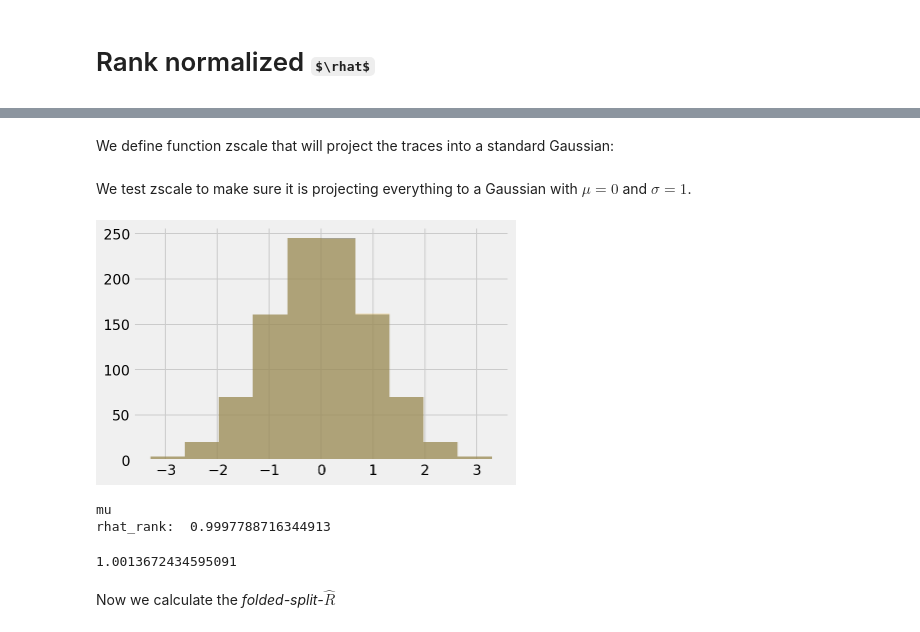
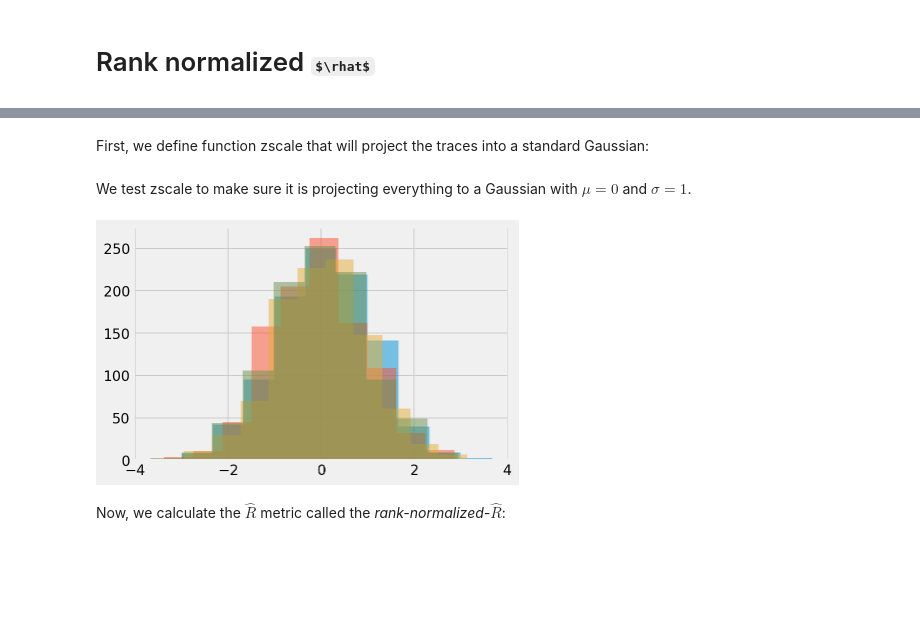
Before and after one commit to icweaver/pyHat, a Jupyter notebook: toymodel_gaussian.ipynb, the cells around one changed output, grey strips where cells are left out. Drawn from its saved outputs; the diff is of its cells as text; code cells hidden in the pictures; some formulas as TeX source; blank space fills up the shorter version.

Commit message:
fix rank calculation issue

```diff
--- a/toymodel_gaussian.ipynb
+++ b/toymodel_gaussian.ipynb
@@ -145,12 +139,10 @@ def INT(x):
 # %% [markdown]
-We define function zscale that will project the traces into a standard Gaussian:
+First, we define function zscale that will project the traces into a standard Gaussian:
 # %%
 def zscale(trace):
-    S = trace.shape[1]
-    r = [utils.rank(chain) for chain in theta]
-    r = np.array(r)
-    z = [sp.stats.norm.ppf((r_i - 1 / 2) / S) for r_i in r]
-    z = np.array(z)
+    S = len(trace.flatten())
+    r = utils.rank(trace.flatten())
+    z = sp.stats.norm.ppf((r - 0.5) / S).reshape(trace.shape)
     return z
 # %% [markdown]
 We test zscale to make sure it is projecting everything to a Gaussian with $\mu = 0$ and $\sigma = 1$.
@@ -159,32 +149,9 @@ tst = zscale(theta)
+# %%
+zscale_shifted = zscale(trace_shifted_array)
 # %%
 for i in range(4):
-    plt.hist(tst[i], alpha = 0.3);
+    plt.hist(zscale_shifted[i], alpha = 0.5);
 # %% [output]
-[figure, old version]
+[figure, new version]
-# %%
-param = "mu"
-theta =  trace_shifted_array
-ranks = [utils.rank(chain) for chain in theta] # same
-ranks = np.array(ranks)
-#S = pm.diagnostics.effective_n(theta)
-S = theta.shape[1]
-arg = (ranks - 0.5) / S
-z = [INT(arg_row) for arg_row in arg]
-z = np.array(z)
-
-rhat_rank = utils.rhat(z, param, split=True)
-print(param)
-print(f"rhat_rank:  {rhat_rank}")
-# %% [output]
-mu
-rhat_rank:  0.9997788716344913
-# %%
-#zeta = np.abs(theta - np.median(theta, axis=1).reshape(-1, 1))
-#tanveer: I think that we should just do median because the paper says median(theta) without index
-zeta = np.abs(theta - np.median(theta).reshape(-1, 1))
-rhat_rank_folded = utils.rhat(zeta, param, split=True)
-rhat_rank_folded
-# %% [output]
-1.0013672434595091
 # %% [markdown]
-Now we calculate the *folded-split-$\widehat{R}$*
+Now, we calculate the $\widehat{R}$ metric called the *rank-normalized-$\widehat{R}$*:
```
Also changed, not shown: parts of 19 cells of this notebook.
